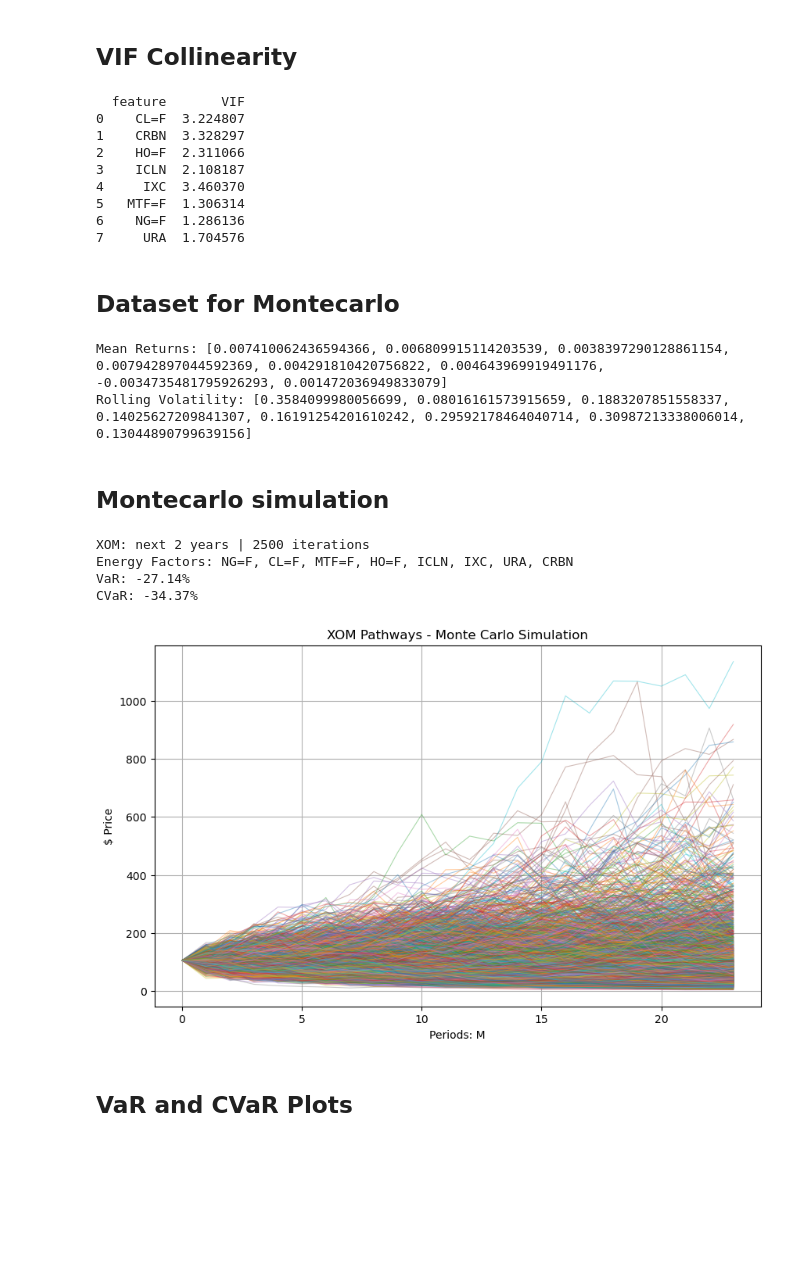
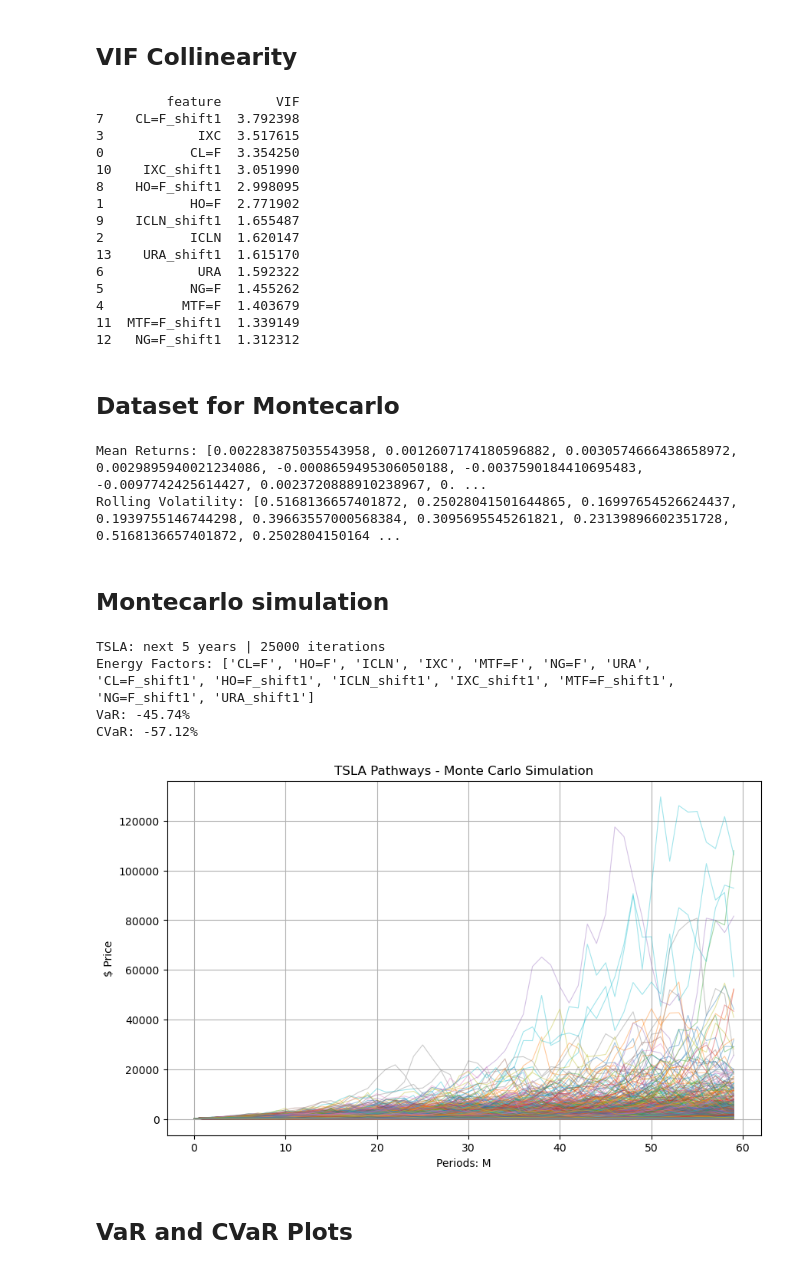
Before and after one commit to lbsm2017/ml_stocks_direction, a Jupyter notebook: var_cvar_energy_factors.ipynb, the cells around one changed output. Cells and saved outputs as stored; diff of their text form; code cells hidden in the pictures; blank space fills up the shorter version.

```diff
--- a/var_cvar_energy_factors.ipynb
+++ b/var_cvar_energy_factors.ipynb
@@ -22,18 +22,18 @@ warnings.filterwarnings('ignore')
 ## Parametri
 # %%
 ##storico totale
-start_date  = '2008-01-01'
+start_date  = '2010-01-01'
 end_date    = '2023-06-30'
 timeframe   = 'M'
-rolling_p   = 12
+rolling_p   = 6
 std_mode    = 'max' #mean, median , max , q75, q90
 
-stock_symb  = 'XOM'
-fact_symbs  = 'NG=F, CL=F, MTF=F, HO=F, ICLN, IXC, URA, CRBN'
+stock_symb  = 'TSLA'
+fact_symbs  = 'NG=F, CL=F, MTF=F, HO=F, ICLN, IXC, URA'
 cv_folds    = 5
 
-num_years   = 2
-num_runs    = 2500
+num_years   = 5
+num_runs    = 25000
 # %% [markdown]
 ## Download
 # %%
@@ -560,0 +552,11 @@ resampled_data.describe()
+# %%
+resampled_data = resampled_data.copy()
+
+for factor in factors:
+    resampled_data[f'{factor}_shift1'] = resampled_data[factor].shift(1)
+    # resampled_data[f'{factor}_shift2'] = resampled_data[factor].shift(2)
+
+resampled_data.dropna(inplace=True)
+factors = resampled_data.drop([stock_symb, 'Date'], axis=1).columns.tolist()
+resampled_data.dropna(inplace=True)
+resampled_data
@@ -641,17 +690,23 @@ vif_data["feature"] = X.columns
 vif_data["VIF"] = [variance_inflation_factor(X.values, i)
 						for i in range(len(X.columns))]
 
-print(vif_data)
+print(vif_data.sort_values('VIF', ascending=False))
 # %% [output]
-  feature       VIF
-0    CL=F  3.224807
-1    CRBN  3.328297
-2    HO=F  2.311066
-3    ICLN  2.108187
-4     IXC  3.460370
-5   MTF=F  1.306314
-6    NG=F  1.286136
-7     URA  1.704576
+         feature       VIF
+7    CL=F_shift1  3.792398
+3            IXC  3.517615
+0           CL=F  3.354250
+10    IXC_shift1  3.051990
+8    HO=F_shift1  2.998095
+1           HO=F  2.771902
+9    ICLN_shift1  1.655487
+2           ICLN  1.620147
+13    URA_shift1  1.615170
+6            URA  1.592322
+5           NG=F  1.455262
+4          MTF=F  1.403679
+11  MTF=F_shift1  1.339149
+12   NG=F_shift1  1.312312
 # %% [markdown]
 ## Dataset for Montecarlo
 # %%
@@ -684,8 +739,8 @@ mean_returns_list = mean_returns.tolist()
 print("Mean Returns:", mean_returns_list)
 print("Rolling Volatility:", sigmas_list)
 # %% [output]
-Mean Returns: [0.007410062436594366, 0.006809915114203539, 0.0038397290128861154, 0.007942897044592369, 0.004291810420756822, 0.004643969919491176, -0.0034735481795926293, 0.001472036949833079]
-Rolling Volatility: [0.3584099980056699, 0.08016161573915659, 0.1883207851558337, 0.14025627209841307, 0.16191254201610242, 0.29592178464040714, 0.30987213338006014, 0.13044890799639156]
+Mean Returns: [0.002283875035543958, 0.0012607174180596882, 0.0030574666438658972, 0.0029895940021234086, -0.0008659495306050188, -0.0037590184410695483, -0.0097742425614427, 0.0023720888910238967, 0. ...
+Rolling Volatility: [0.5168136657401872, 0.25028041501644865, 0.16997654526624437, 0.1939755146744298, 0.39663557000568384, 0.3095695545261821, 0.23139896602351728, 0.5168136657401872, 0.2502804150164 ...
 # %% [markdown]
 ## Montecarlo simulation
 # %%
@@ -713,41 +768,42 @@ future_stock_prices = np.zeros((num_runs, n_steps))
 future_stock_prices[:, 0] = initial_stock_price
 
 for i in tqdm.tqdm(range(1, n_steps), desc='Generating future stock prices'):
     for j in range(num_runs):
         energy_factor_returns = np.dot([brownian_motion_paths[k][j, i-1] for k in range(len(mean_returns_list))], betas)
-        future_stock_prices[j, i] = future_stock_prices[j, i-1] * (1 + energy_factor_returns)
+        future_stock_price = future_stock_prices[j, i-1] * (1 + energy_factor_returns)
+        future_stock_prices[j, i] = max(future_stock_price, 0.0)
 
 
 # Compute stock returns
 stock_returns = np.diff(future_stock_prices, axis=1) / future_stock_prices[:, :-1]
-
+stock_returns = stock_returns[~np.isnan(stock_returns).any(axis=1)]
 # Calculate VaR and CVaR
 confidence_level = 0.95
 var = np.percentile(stock_returns, (1 - confidence_level) * 100)
 cvar = np.mean(stock_returns[stock_returns <= var])
 
 print(f'{stock_symb}: next {num_years} years | {num_runs} iterations')
-print(f'Energy Factors: {fact_symbs}')
+print(f'Energy Factors: {factors}')
 print("VaR:", "{:.2f}%".format(var * 100))
 print("CVaR:", "{:.2f}%".format(cvar * 100))
 
 
 # Plot stock pathways
 plt.figure(figsize=(10, 6))
 for i in range(num_runs):
     plt.plot(range(n_steps), future_stock_prices[i], linewidth=0.8, alpha=0.4)
 
 plt.xlabel(f'Periods: {timeframe}')
 plt.ylabel('$ Price')
 plt.title(f'{stock_symb} Pathways - Monte Carlo Simulation')
 plt.grid(True)
 plt.show()
 # %% [output]
-XOM: next 2 years | 2500 iterations
-Energy Factors: NG=F, CL=F, MTF=F, HO=F, ICLN, IXC, URA, CRBN
-VaR: -27.14%
-CVaR: -34.37%
+TSLA: next 5 years | 25000 iterations
+Energy Factors: ['CL=F', 'HO=F', 'ICLN', 'IXC', 'MTF=F', 'NG=F', 'URA', 'CL=F_shift1', 'HO=F_shift1', 'ICLN_shift1', 'IXC_shift1', 'MTF=F_shift1', 'NG=F_shift1', 'URA_shift1']
+VaR: -45.74%
+CVaR: -57.12%
-[figure, old version]
+[figure, new version]
 # %% [markdown]
 ## VaR and CVaR Plots
 # %%
```
Also changed, not shown: parts of 15 cells of this notebook, 1 other file.
